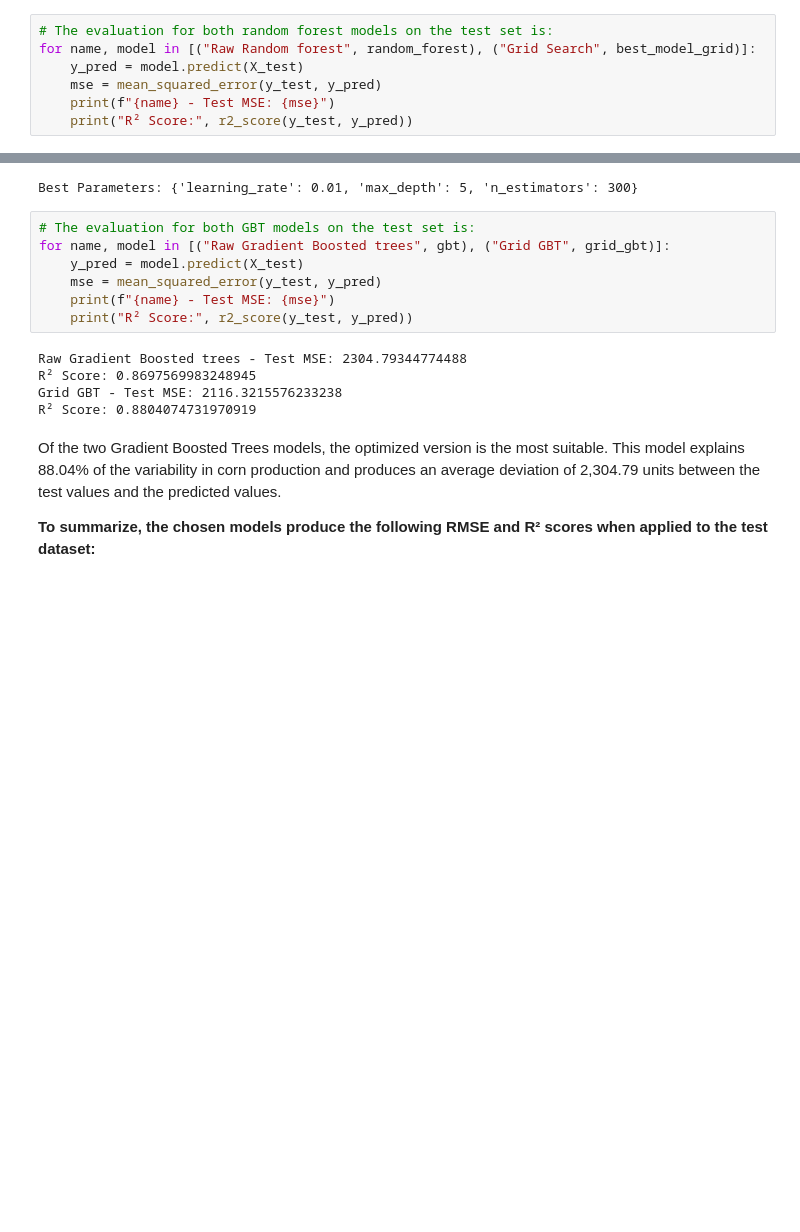
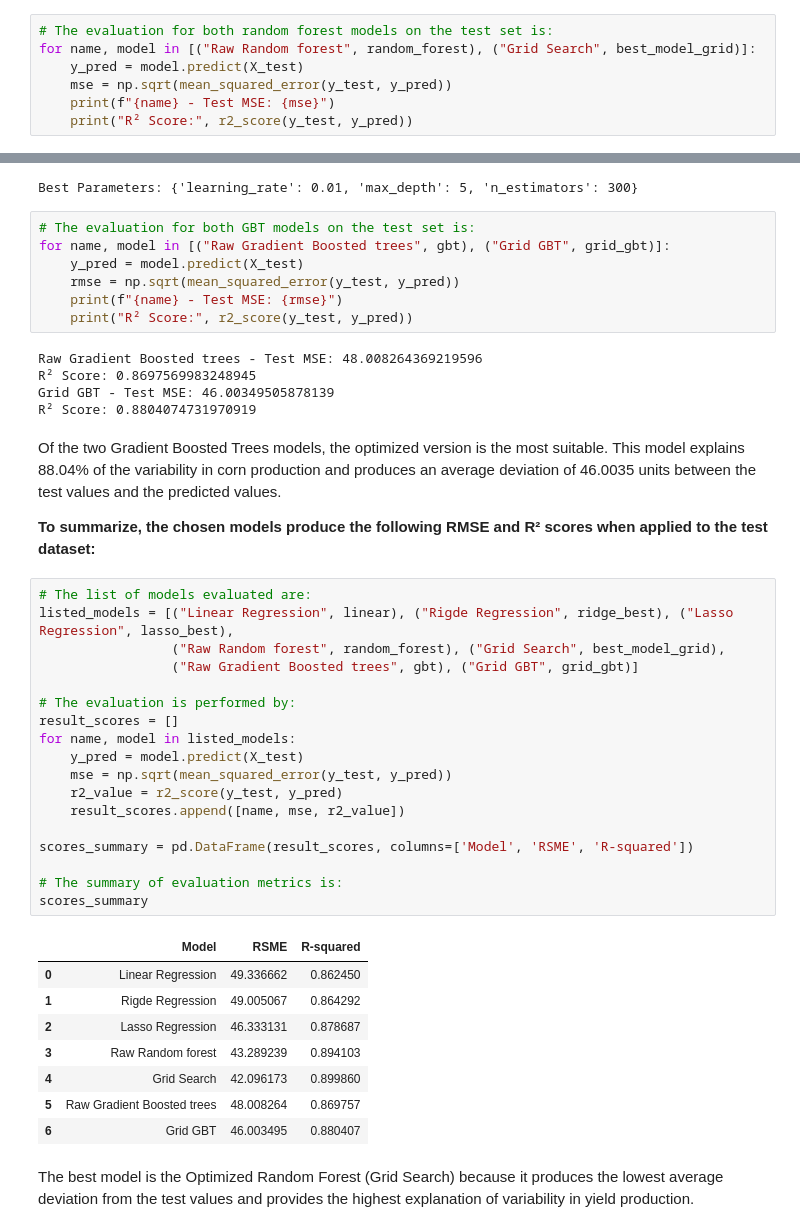
Before and after one commit to bizzaccelerator/midterm-project-mlzoomcamp, a Jupyter notebook: notebook.ipynb, the cells around one changed output, grey strips where cells are left out. Saved outputs shown, nothing was run; the diff lists cells and outputs as text; blank space fills up the shorter version.

Commit message:
Best model identifyed.

```diff
--- a/notebook.ipynb
+++ b/notebook.ipynb
@@ -1232,7 +1232,7 @@ Best parameters for our Random forest model are: {'max_depth': 10, 'max_features
 # The evaluation for both random forest models on the test set is:
 for name, model in [("Raw Random forest", random_forest), ("Grid Search", best_model_grid)]:
     y_pred = model.predict(X_test)
-    mse = mean_squared_error(y_test, y_pred)
+    mse = np.sqrt(mean_squared_error(y_test, y_pred))
     print(f"{name} - Test MSE: {mse}")
     print("R² Score:", r2_score(y_test, y_pred))
 # %% [output]
@@ -1281,15 +1301,44 @@ Best Parameters: {'learning_rate': 0.01, 'max_depth': 5, 'n_estimators': 300}
 # The evaluation for both GBT models on the test set is:
 for name, model in [("Raw Gradient Boosted trees", gbt), ("Grid GBT", grid_gbt)]:
     y_pred = model.predict(X_test)
-    mse = mean_squared_error(y_test, y_pred)
-    print(f"{name} - Test MSE: {mse}")
+    rmse = np.sqrt(mean_squared_error(y_test, y_pred))
+    print(f"{name} - Test MSE: {rmse}")
     print("R² Score:", r2_score(y_test, y_pred))
 # %% [output]
-Raw Gradient Boosted trees - Test MSE: 2304.79344774488
+Raw Gradient Boosted trees - Test MSE: 48.008264369219596
 R² Score: 0.8697569983248945
-Grid GBT - Test MSE: 2116.3215576233238
+Grid GBT - Test MSE: 46.00349505878139
 R² Score: 0.8804074731970919
 # %% [markdown]
-Of the two Gradient Boosted Trees models, the optimized version is the most suitable. This model explains 88.04% of the variability in corn production and produces an average deviation of 2,304.79 units between the test values and the predicted values.
+Of the two Gradient Boosted Trees models, the optimized version is the most suitable. This model explains 88.04% of the variability in corn production and produces an average deviation of 46.0035 units between the test values and the predicted values.
 
 __To summarize, the chosen models produce the following RMSE and R² scores when applied to the test dataset:__
+# %%
+# The list of models evaluated are:
+listed_models = [("Linear Regression", linear), ("Rigde Regression", ridge_best), ("Lasso Regression", lasso_best),
+                 ("Raw Random forest", random_forest), ("Grid Search", best_model_grid),
+                 ("Raw Gradient Boosted trees", gbt), ("Grid GBT", grid_gbt)]
+
+# The evaluation is performed by:
+result_scores = []
+for name, model in listed_models:
+    y_pred = model.predict(X_test)
+    mse = np.sqrt(mean_squared_error(y_test, y_pred))
+    r2_value = r2_score(y_test, y_pred)
+    result_scores.append([name, mse, r2_value])
+
+scores_summary = pd.DataFrame(result_scores, columns=['Model', 'RSME', 'R-squared'])
+
+# The summary of evaluation metrics is:
+scores_summary
+# %% [output]
+|  | Model | RSME | R-squared |
+| 0 | Linear Regression | 49.336662 | 0.862450 |
+| 1 | Rigde Regression | 49.005067 | 0.864292 |
+| 2 | Lasso Regression | 46.333131 | 0.878687 |
+| 3 | Raw Random forest | 43.289239 | 0.894103 |
+| 4 | Grid Search | 42.096173 | 0.899860 |
+| 5 | Raw Gradient Boosted trees | 48.008264 | 0.869757 |
+| 6 | Grid GBT | 46.003495 | 0.880407 |
+# %% [markdown]
+The best model is the Optimized Random Forest (Grid Search) because it produces the lowest average deviation from the test values and provides the highest explanation of variability in yield production.
```
Also changed, not shown: parts of 4 cells of this notebook.
